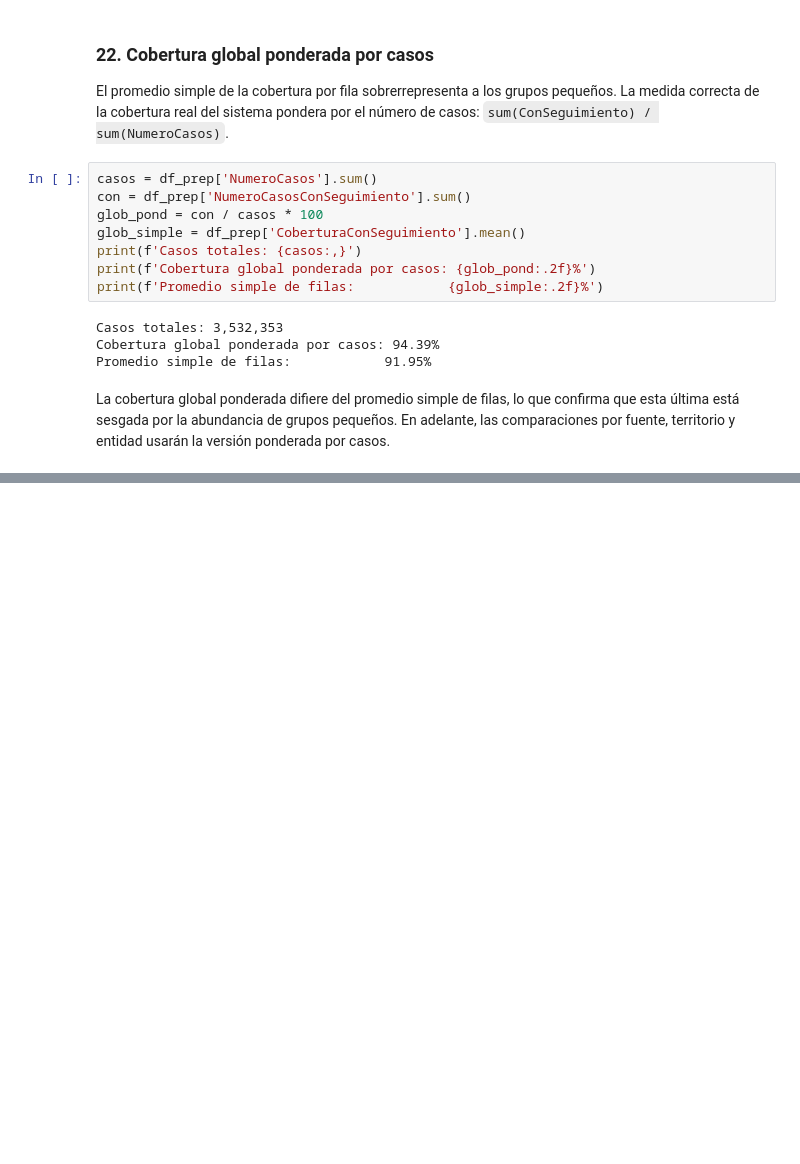
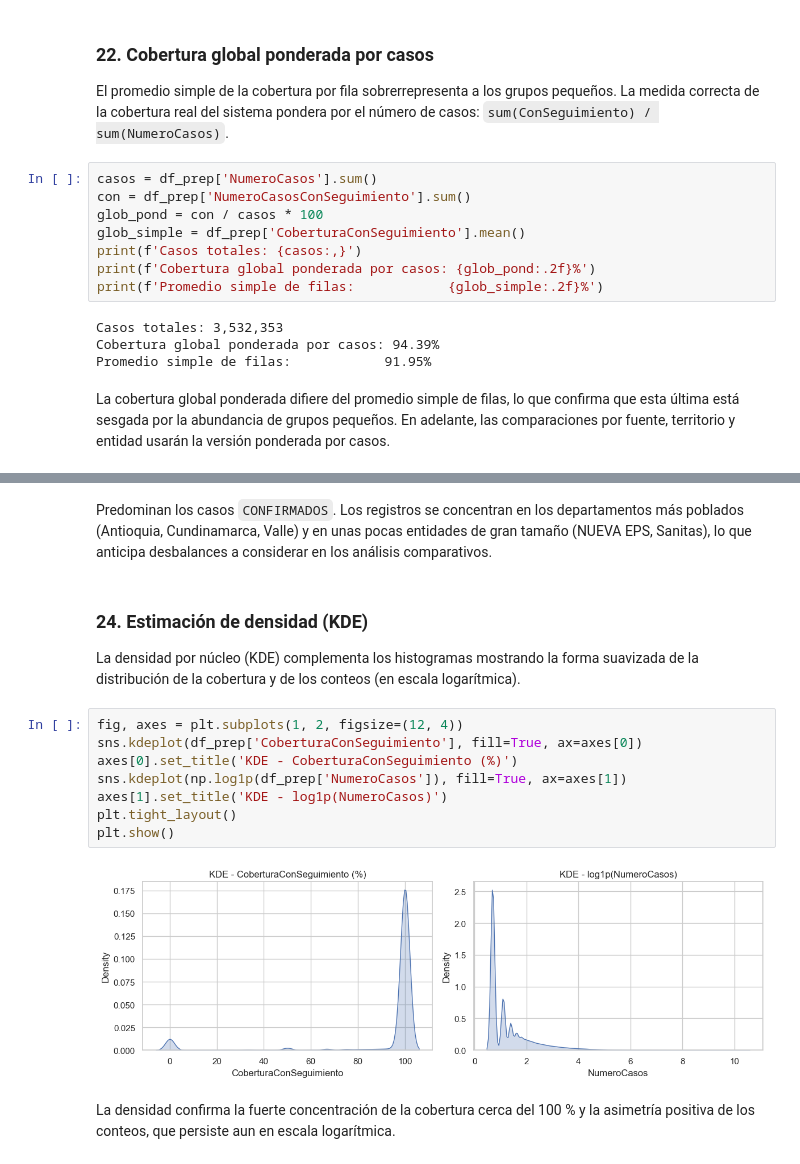
Before and after one commit to JabesMonroy/Proyecto_Esp-Fund-Datos_PRASS_Seg.COVID19, a Jupyter notebook: Proyecto_PRASS_Seguimiento_COVID19.ipynb, the cells around one changed output, grey strips where cells are left out. Cells and saved outputs as stored; diff of their text form; blank space fills up the shorter version.

```diff
--- a/Proyecto_PRASS_Seguimiento_COVID19.ipynb
+++ b/Proyecto_PRASS_Seguimiento_COVID19.ipynb
@@ -542,0 +561,18 @@ La cobertura global ponderada difiere del promedio simple de filas, lo que confi
+# %% [markdown]
+Predominan los casos `CONFIRMADOS`. Los registros se concentran en los departamentos más poblados (Antioquia, Cundinamarca, Valle) y en unas pocas entidades de gran tamaño (NUEVA EPS, Sanitas), lo que anticipa desbalances a considerar en los análisis comparativos.
+# %% [markdown]
+### 24. Estimación de densidad (KDE)
+
+La densidad por núcleo (KDE) complementa los histogramas mostrando la forma suavizada de la distribución de la cobertura y de los conteos (en escala logarítmica).
+# %%
+fig, axes = plt.subplots(1, 2, figsize=(12, 4))
+sns.kdeplot(df_prep['CoberturaConSeguimiento'], fill=True, ax=axes[0])
+axes[0].set_title('KDE - CoberturaConSeguimiento (%)')
+sns.kdeplot(np.log1p(df_prep['NumeroCasos']), fill=True, ax=axes[1])
+axes[1].set_title('KDE - log1p(NumeroCasos)')
+plt.tight_layout()
+plt.show()
+# %% [output]
+[figure, added]
+# %% [markdown]
+La densidad confirma la fuerte concentración de la cobertura cerca del 100 % y la asimetría positiva de los conteos, que persiste aun en escala logarítmica.
```
Also changed, not shown: parts of 2 cells of this notebook.
